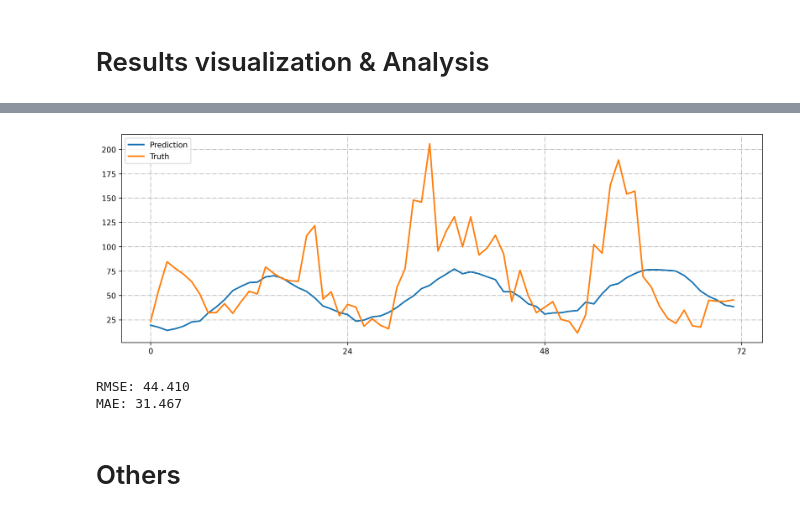
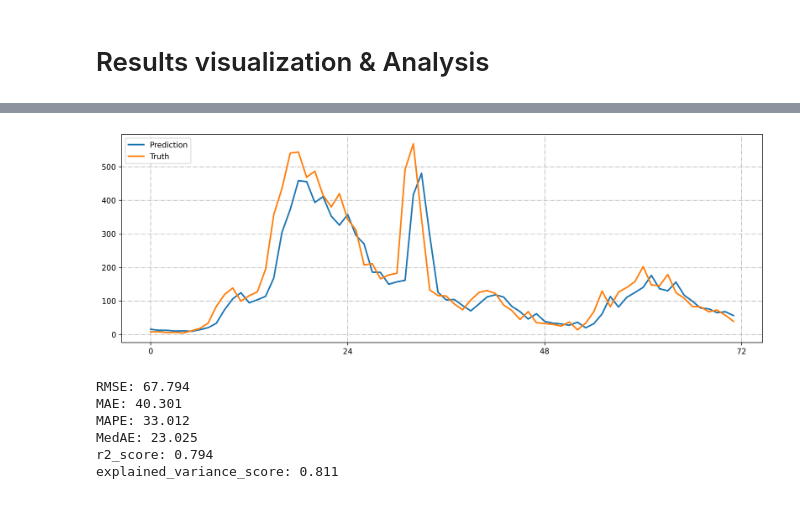
Before and after one commit to MUYang99/LSTM-NOx-Time-Series-Prediction, a Jupyter notebook: LSTM.ipynb, the cells around one changed output, grey strips where cells are left out. Drawn from its saved outputs; the diff is of its cells as text; code cells hidden in the pictures.

```diff
--- a/LSTM.ipynb
+++ b/LSTM.ipynb
@@ -118,0 +136,12 @@ print(x_train.shape, y_train.shape, x_val.shape, y_val.shape)
+# %%
+### Build data set
+values = reframed.values
+n_val_hours = 3*24
+train = values[:-n_val_hours, :]
+test = values[-n_val_hours:,:]
+
+train_X, train_y = train[:-n_lag, :-1], train[:-n_lag, -1]
+test_X, test_y = test[:, :-1], test[:, -1]
+train_X = train_X.reshape((train_X.shape[0], n_lag, n_features))
+test_X = test_X.reshape((test_X.shape[0], n_lag, n_features))
+print(train_X.shape, train_y.shape, test_X.shape, test_y.shape)
@@ -143,7 +174,11 @@ def build_lstm():
 def model_fit(x_train, y_train, x_val, y_val):
 
     model = build_lstm()
-    history = model.fit(x_train, y_train, batch_size=batchsize, epochs=n_epochs, verbose=1, validation_data=(x_val, y_val))
+
+    my_callbacks = [ModelCheckpoint(filepath='my_model.h5', save_best_only=True)]
+    # my_callbacks = [EarlyStopping(patience=100), ModelCheckpoint(filepath='my_model.h5', save_best_only=True), ReduceLROnPlateau(factor = 0.1, patience = 50)]
+    history = model.fit(x_train, y_train, batch_size=batchsize, epochs=n_epochs, verbose=1, callbacks=my_callbacks, validation_data=(x_val, y_val))
+    # history = model.fit(x_train, y_train, batch_size=batchsize, epochs=n_epochs, verbose=1, validation_data=(x_val, y_val))
     plt.plot(history.history['loss'], label='train')
     plt.plot(history.history['val_loss'], label='validation')
     plt.legend()
@@ -151,5 +186,6 @@ def model_fit(x_train, y_train, x_val, y_val):
 
     return model
 
-model = model_fit(x_train, y_train, x_val, y_val)
+model = model_fit(train_X, train_y, test_X, test_y)
+model = load_model('my_model.h5')
 # %% [output]
@@ -216,19 +212,33 @@ array([ 23.5114   ,  56.32645  ,  84.604825 ,  77.81465  ,  71.8978   ,
+# %%
+# make a prediction
+yhat = model.predict(test_X)
+test_X = test_X.reshape((test_X.shape[0], n_lag*n_features))
+# invert scaling for forecast
+inv_yhat = np.concatenate((yhat, test_X[:, -8:]), axis=1)
+inv_yhat = scaler.inverse_transform(inv_yhat)
+Prediction = inv_yhat[:,0]
+# %%
+# invert scaling for actual
+test_y = test_y.reshape((len(test_y), 1))
+inv_y = np.concatenate((test_y, test_X[:, -8:]), axis=1)
+inv_y = scaler.inverse_transform(inv_y)
+Truth = inv_y[:,0]
 # %%
 ### Visualization
-x = [x for x in range(n_out)]
+x = [x for x in range(n_val_hours)]
 fig, ax = plt.subplots(figsize=(15,5), dpi = 300)
 ax.plot(x, Prediction, linewidth=2.0, label = "Prediction")
 ax.plot(x, Truth, linewidth=2.0, label = "Truth")
 
 x_major_locator=MultipleLocator(24)
 ax=plt.gca()
 ax.xaxis.set_major_locator(x_major_locator)
 
 ax.legend(loc=2);
 plt.grid(linestyle='-.')
 plt.show()
 # %% [output]
-[figure, old version]
+[figure, new version]
 # %%
 ### Analysis
 MSE = mean_squared_error(Truth, Prediction)
@@ -236,8 +246,18 @@ RMSE = np.sqrt(MSE)
 print('RMSE: %.3f' %RMSE)
 MAE = mean_absolute_error(Truth, Prediction)
 print('MAE: %.3f' %MAE)
+MAPE = np.mean(np.abs((Truth - Prediction) / Truth)) * 100
+print('MAPE: %.3f' %MAPE)
+MedAE = median_absolute_error(Truth, Prediction)
+print('MedAE: %.3f' %MedAE)
+r2_score = r2_score(Truth, Prediction)
+print('r2_score: %.3f' %r2_score)
+explained_variance_score = explained_variance_score(Truth, Prediction)
+print('explained_variance_score: %.3f' %explained_variance_score)
 # %% [output]
-RMSE: 44.410
-MAE: 31.467
+RMSE: 67.794
+MAE: 40.301
+MAPE: 33.012
+MedAE: 23.025
+r2_score: 0.794
+explained_variance_score: 0.811
-# %% [markdown]
-# Others
```
Also changed, not shown: parts of 18 cells of this notebook.
